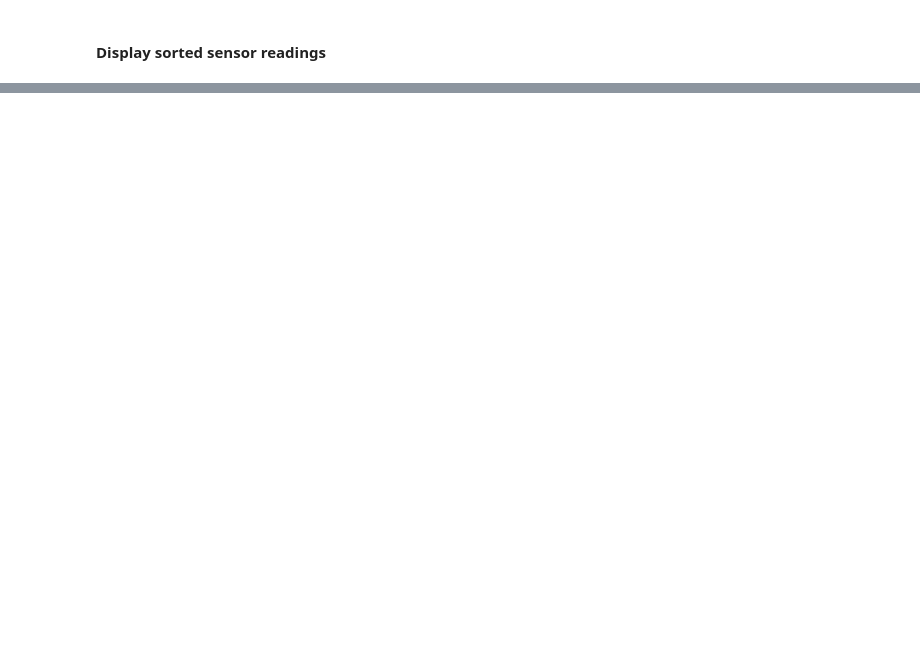
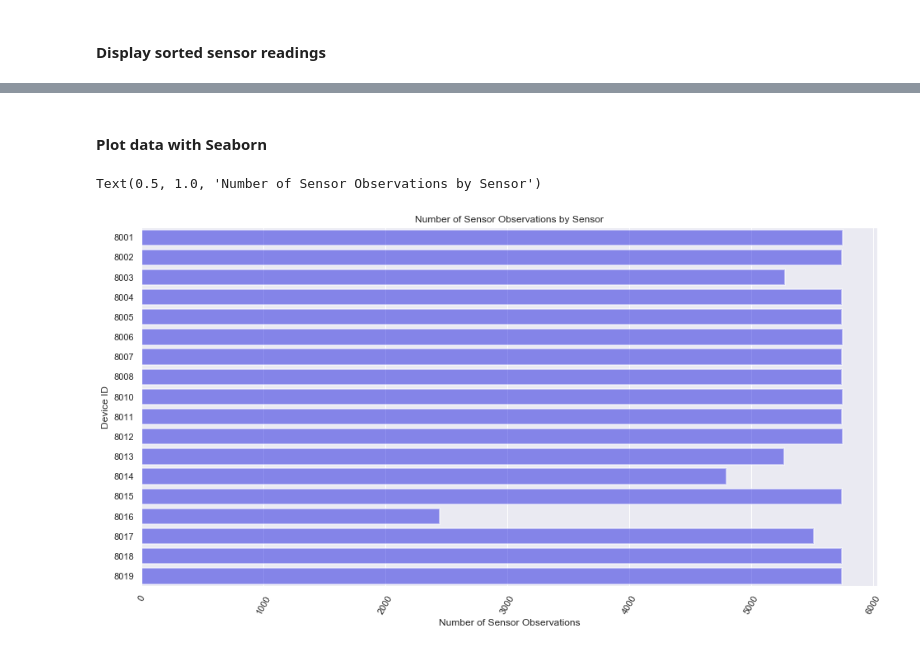
Before and after one commit to virtualarchitectures/ICRI_Envirosensor_Data_Analysis, a Jupyter notebook: ICRI Envirosensor Data Analysis.ipynb, the cells around one changed output, grey strips where cells are left out. Cells and saved outputs as stored; diff of their text form; code cells hidden in the pictures; blank space fills up the shorter version.

```diff
--- a/ICRI Envirosensor Data Analysis.ipynb
+++ b/ICRI Envirosensor Data Analysis.ipynb
@@ -315,0 +466,23 @@ only showing top 10 rows
+# %% [markdown]
+#### Plot data with Seaborn
+# %%
+#Set aesthetic parameters
+sns.set()
+
+sns.barplot(
+    x='count',
+    y='DeviceID',
+    orient='h',
+    color='blue',
+    alpha=0.5,
+    data=visual_df,
+    linewidth=2
+)
+
+plt.xticks(rotation=60)
+plt.ylabel("Device ID")
+plt.xlabel("Number of Sensor Observations")
+plt.title("Number of Sensor Observations by Sensor")
+# %% [output]
+Text(0.5, 1.0, 'Number of Sensor Observations by Sensor')
+[figure, added]
```
Also changed, not shown: parts of 35 cells of this notebook.
